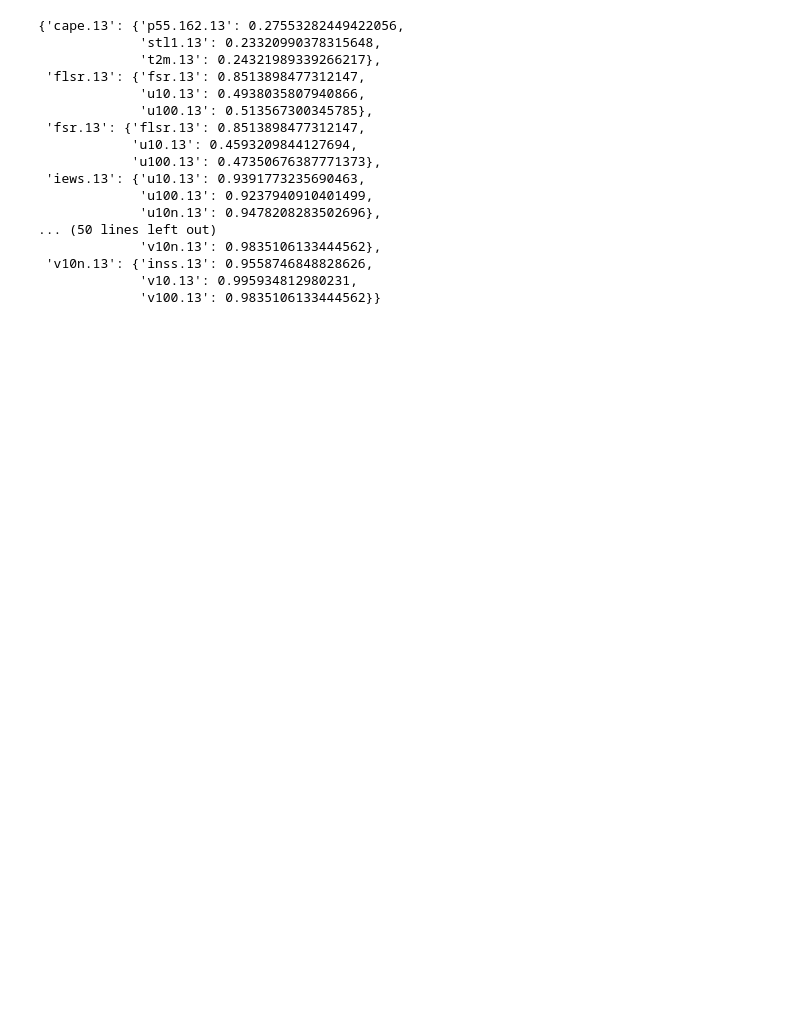
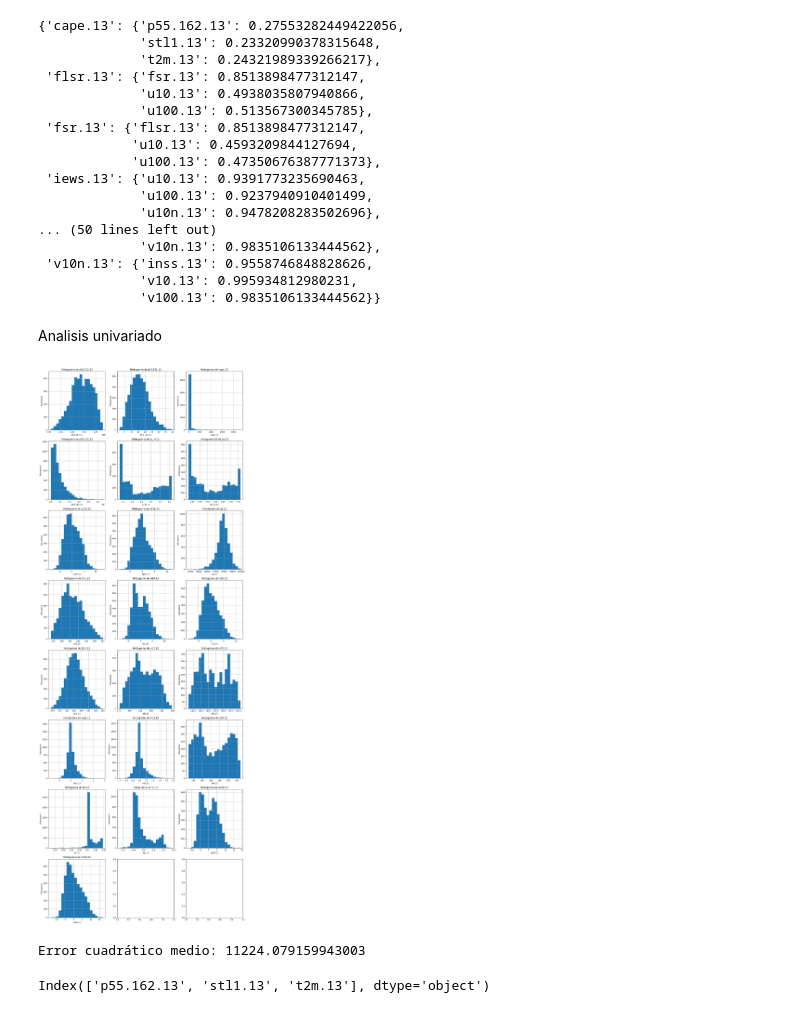
Before and after one commit to seniorbeto/Grupo04_Practica1, a Jupyter notebook: eda.ipynb, the cells around one changed output. Saved outputs shown, nothing was run; the diff lists cells and outputs as text; code cells hidden in the pictures; blank space fills up the shorter version.

```diff
--- a/eda.ipynb
+++ b/eda.ipynb
@@ -188,3 +223,82 @@ pp.pprint(correlation_dict)
  'v10n.13': {'inss.13': 0.9558746848828626,
              'v10.13': 0.995934812980231,
              'v100.13': 0.9835106133444562}}
+# %% [markdown]
+Analisis univariado
+# %%
+columnas = df.columns
+
+# Calcular el número de filas y columnas para la matriz de subplots
+num_columnas = 3  # El número de histogramas por fila
+num_filas = (len(columnas) + num_columnas - 1) // num_columnas  # Redondeo hacia arriba de la división
+
+# Crear la figura y los subplots
+fig, axs = plt.subplots(num_filas, num_columnas, figsize=(15, 5*num_filas))  # Ajusta el tamaño según el número de columnas y filas
+
+# Iterar sobre cada columna y generar un histograma en su subplot correspondiente
+for i, columna in enumerate(columnas):
+    fila = i // num_columnas  # Calcular la fila actual
+    columna_subplot = i % num_columnas  # Calcular la columna actual
+    ax = axs[fila, columna_subplot] if num_filas > 1 else axs[columna_subplot]  # Acceder al subplot correspondiente
+    df[columna].hist(ax=ax, bins=20)  # Crear el histograma en el subplot
+    ax.set_title('Histograma de ' + columna)  # Añadir título al histograma
+    ax.set_xlabel(columna)  # Etiqueta del eje x
+    ax.set_ylabel('Frecuencia')  # Etiqueta del eje y
+
+# Ajustar el espaciado entre subplots
+plt.tight_layout()
+
+# Mostrar la matriz de subplots
+plt.show()
+# %% [output]
+[figure, added]
+# %%
+# Evaluación de la relevancia (filter) y la independencia (wrapper) de las variables
+from sklearn.feature_selection import f_regression, SelectKBest
+from sklearn.linear_model import LinearRegression
+from sklearn.model_selection import train_test_split
+from sklearn.metrics import mean_squared_error
+
+# Dividir los datos en variables predictoras y variable objetivo
+X = df.drop('cape.13', axis=1)
+y = df['cape.13']
+
+# Dividir los datos en entrenamiento y prueba
+X_train, X_test, y_train, y_test = train_test_split(X, y, test_size=0.2, random_state=42)
+
+# Crear el modelo de regresión lineal
+model = LinearRegression()
+
+# Entrenar el modelo con los datos de entrenamiento
+model.fit(X_train, y_train)
+
+# Realizar predicciones con los datos de prueba
+y_pred = model.predict(X_test)
+
+# Calcular el error cuadrático medio
+mse = mean_squared_error(y_test, y_pred)
+print('Error cuadrático medio:', mse)
+
+# Calcular el valor F y el p-valor para cada variable
+f_values, p_values = f_regression(X_train, y_train)
+
+# Crear un DataFrame con los resultados
+results = pd.DataFrame({'Variable': X.columns, 'F': f_values, 'p-value': p_values})
+
+# Ordenar el DataFrame por el p-valor
+results.sort_values('p-value')
+
+# Seleccionar las 3 variables más relevantes
+selector = SelectKBest(f_regression, k=3)
+
+# Entrenar el selector con los datos de entrenamiento
+selector.fit(X_train, y_train)
+
+# Obtener las variables seleccionadas
+selected_columns = X.columns[selector.get_support()]
+
+# Mostrar las variables seleccionadas
+selected_columns
+# %% [output]
+Error cuadrático medio: 11224.079159943003
+Index(['p55.162.13', 'stl1.13', 't2m.13'], dtype='object')
```
Also changed, not shown: parts of 7 cells of this notebook, 5 other files.
